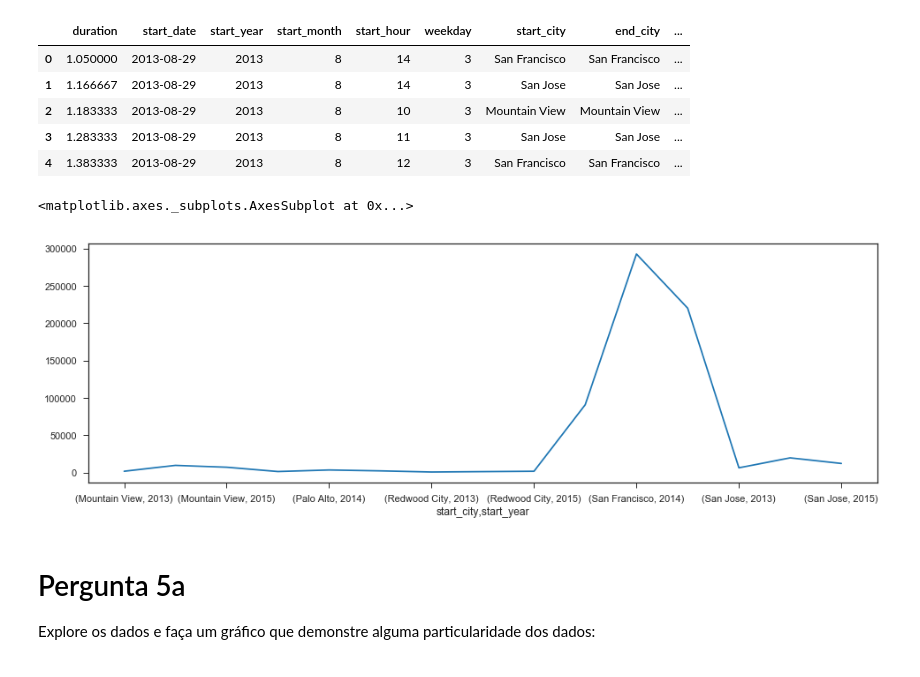
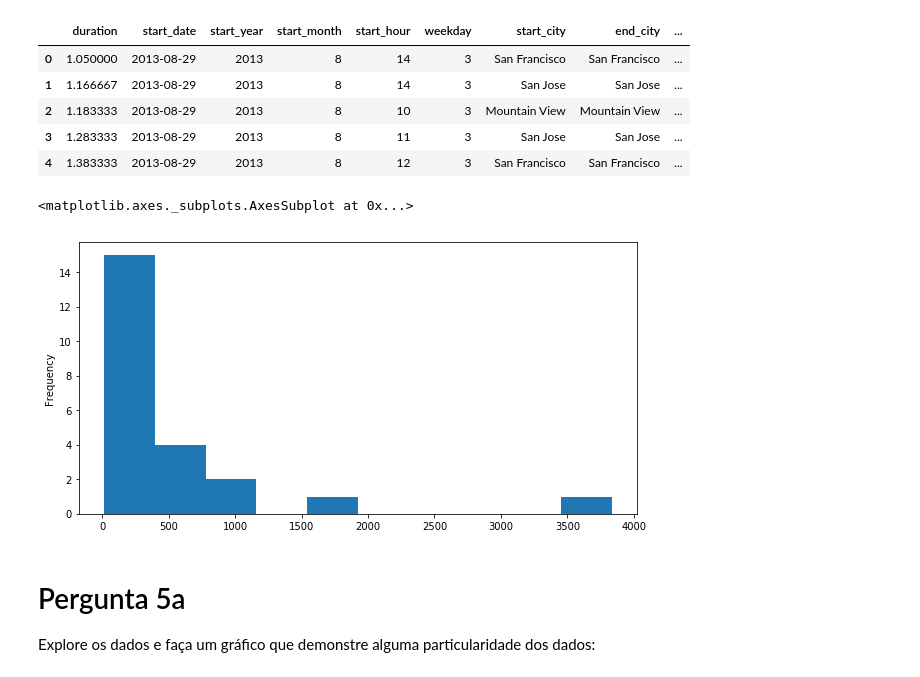
Before and after one commit to cglsoft/DataScience-FDSI, a Jupyter notebook: Semana 4 - Projeto/ndfdsi-bikeshareanalysis/Analise_Bay_Area_Bike_Share-NDFDSI.ipynb, the cells around one changed output. Drawn from its saved outputs; the diff is of its cells as text; code cells hidden in the pictures.

```diff
--- a/Semana 4 - Projeto/ndfdsi-bikeshareanalysis/Analise_Bay_Area_Bike_Share-NDFDSI.ipynb
+++ b/Semana 4 - Projeto/ndfdsi-bikeshareanalysis/Analise_Bay_Area_Bike_Share-NDFDSI.ipynb
@@ -452,11 +467,15 @@ display(trip_data.head())
 | 2 | 1.183333 | 2013-08-29 | 2013 | 8 | 10 | 3 | Mountain View | Mountain View | ... |
 | 3 | 1.283333 | 2013-08-29 | 2013 | 8 | 11 | 3 | San Jose | San Jose | ... |
 | 4 | 1.383333 | 2013-08-29 | 2013 | 8 | 12 | 3 | San Francisco | San Francisco | ... |
-# %%
-trip_data.groupby(['start_city','start_year'])['start_month'].count().plot(kind='line',figsize=(16,5))
-# %% [output]
-<matplotlib.axes._subplots.AxesSubplot at 0x...>
-[figure, removed]
+# %%
+from matplotlib.gridspec import GridSpec
+
+# Gráfico final 1
+df1 = trip_data.groupby(['start_city','end_city'])['duration'].mean()
+df1.plot(kind='hist', figsize=(10,5))
+# %% [output]
+<matplotlib.axes._subplots.AxesSubplot at 0x...>
+[figure, added]
 # %% [markdown]
 # Pergunta 5a
 Explore os dados e faça um gráfico que demonstre alguma particularidade dos dados:
```
Also changed, not shown: parts of 14 cells of this notebook, 13 other files.
